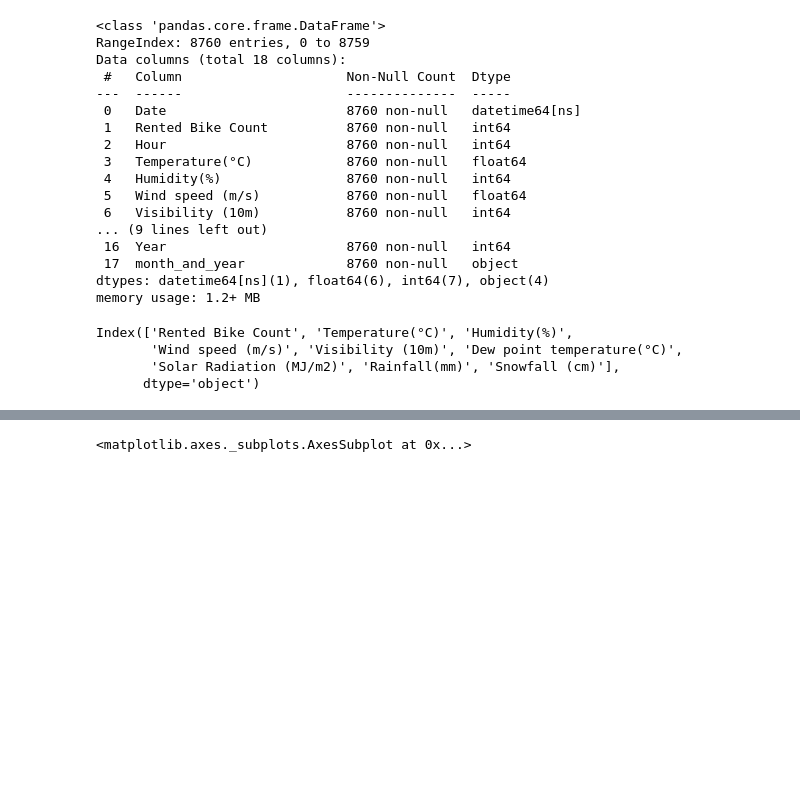
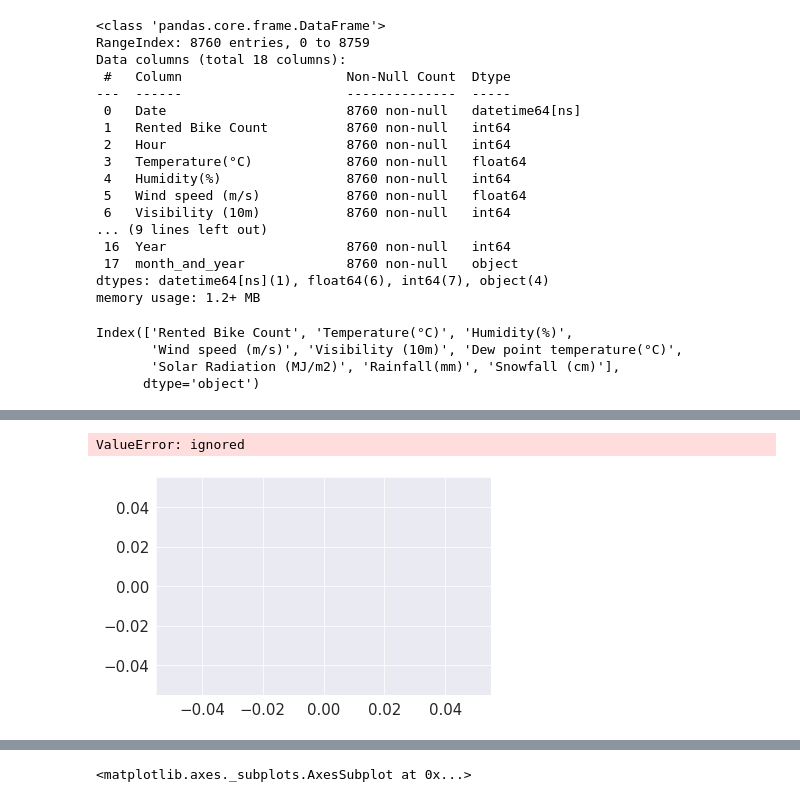
Before and after one commit to GoPlusUltra/Bike-Sharing-Prediction-Model, a Jupyter notebook: Copy_of_Bike_Sharing_Demand_Prediction_Capstone_Project.ipynb, the cells around one changed output, grey strips where cells are left out. Saved outputs shown, nothing was run; the diff lists cells and outputs as text; code cells hidden in the pictures; blank space fills up the shorter version.

```diff
--- a/Copy_of_Bike_Sharing_Demand_Prediction_Capstone_Project.ipynb
+++ b/Copy_of_Bike_Sharing_Demand_Prediction_Capstone_Project.ipynb
@@ -390,0 +394,2 @@ Index(['Rented Bike Count', 'Temperature(°C)', 'Humidity(%)',
+# %%
+newdf=df.copy()  #temp df
@@ -390,0 +425,7 @@ Index(['Rented Bike Count', 'Temperature(°C)', 'Humidity(%)',
+# %%
+newdf['Snowfall (cm)']=np.log10(df['Snowfall (cm)'])
+# %%
+sns.distplot(newdf['Snowfall (cm)'])
+# %% [output]
+ValueError: ignored
+[figure, added]
```
Also changed, not shown: parts of 22 cells of this notebook.
